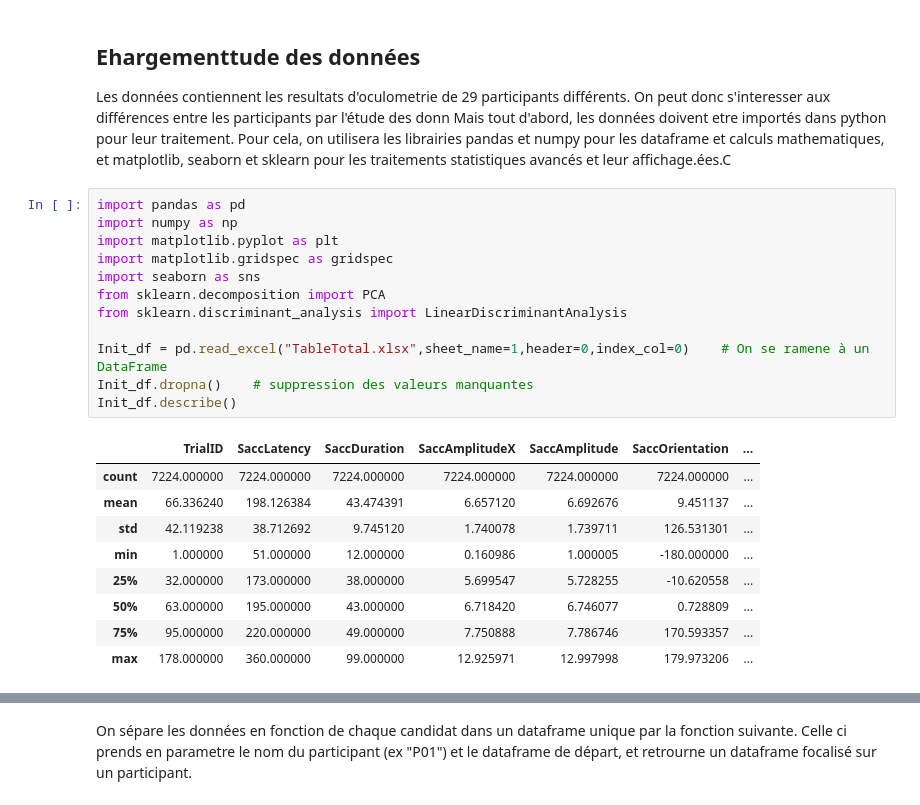
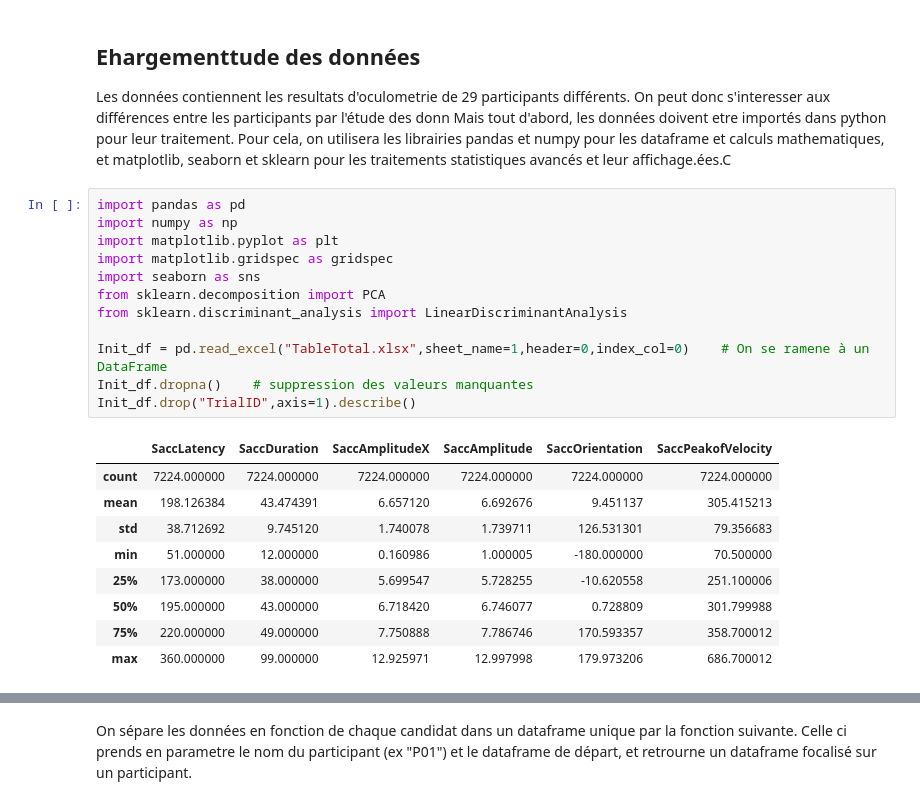
Before and after one commit to YalpLeYak/Mini_projet, a Jupyter notebook: COSNAY_DAMAGGIO_ProjetTSD.ipynb, the cells around one changed output, grey strips where cells are left out. Saved outputs shown, nothing was run; the diff lists cells and outputs as text.

```diff
--- a/COSNAY_DAMAGGIO_ProjetTSD.ipynb
+++ b/COSNAY_DAMAGGIO_ProjetTSD.ipynb
@@ -8,22 +10,22 @@ Les données contiennent les resultats d'oculometrie de 29 participants différe
 # %%
 import pandas as pd
 import numpy as np
 import matplotlib.pyplot as plt
 import matplotlib.gridspec as gridspec
 import seaborn as sns
 from sklearn.decomposition import PCA
 from sklearn.discriminant_analysis import LinearDiscriminantAnalysis
 
 Init_df = pd.read_excel("TableTotal.xlsx",sheet_name=1,header=0,index_col=0)    # On se ramene à un DataFrame
 Init_df.dropna()    # suppression des valeurs manquantes
-Init_df.describe()
+Init_df.drop("TrialID",axis=1).describe()
 # %% [output]
-|  | TrialID | SaccLatency | SaccDuration | SaccAmplitudeX | SaccAmplitude | SaccOrientation | ... |
-| count | 7224.000000 | 7224.000000 | 7224.000000 | 7224.000000 | 7224.000000 | 7224.000000 | ... |
-| mean | 66.336240 | 198.126384 | 43.474391 | 6.657120 | 6.692676 | 9.451137 | ... |
-| std | 42.119238 | 38.712692 | 9.745120 | 1.740078 | 1.739711 | 126.531301 | ... |
-| min | 1.000000 | 51.000000 | 12.000000 | 0.160986 | 1.000005 | -180.000000 | ... |
-| 25% | 32.000000 | 173.000000 | 38.000000 | 5.699547 | 5.728255 | -10.620558 | ... |
-| 50% | 63.000000 | 195.000000 | 43.000000 | 6.718420 | 6.746077 | 0.728809 | ... |
-| 75% | 95.000000 | 220.000000 | 49.000000 | 7.750888 | 7.786746 | 170.593357 | ... |
-| max | 178.000000 | 360.000000 | 99.000000 | 12.925971 | 12.997998 | 179.973206 | ... |
+|  | SaccLatency | SaccDuration | SaccAmplitudeX | SaccAmplitude | SaccOrientation | SaccPeakofVelocity |
+| count | 7224.000000 | 7224.000000 | 7224.000000 | 7224.000000 | 7224.000000 | 7224.000000 |
+| mean | 198.126384 | 43.474391 | 6.657120 | 6.692676 | 9.451137 | 305.415213 |
+| std | 38.712692 | 9.745120 | 1.740078 | 1.739711 | 126.531301 | 79.356683 |
+| min | 51.000000 | 12.000000 | 0.160986 | 1.000005 | -180.000000 | 70.500000 |
+| 25% | 173.000000 | 38.000000 | 5.699547 | 5.728255 | -10.620558 | 251.100006 |
+| 50% | 195.000000 | 43.000000 | 6.718420 | 6.746077 | 0.728809 | 301.799988 |
+| 75% | 220.000000 | 49.000000 | 7.750888 | 7.786746 | 170.593357 | 358.700012 |
+| max | 360.000000 | 99.000000 | 12.925971 | 12.997998 | 179.973206 | 686.700012 |
```
Also changed, not shown: parts of 28 cells of this notebook.
